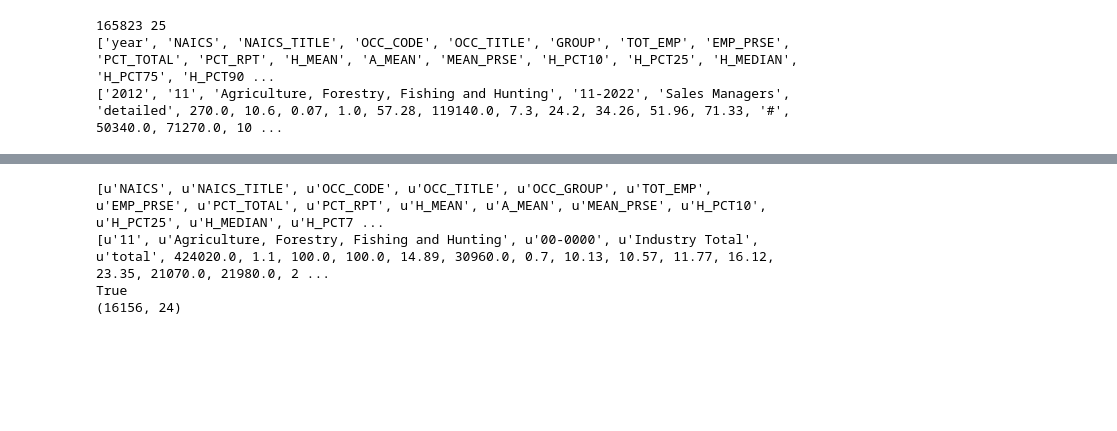
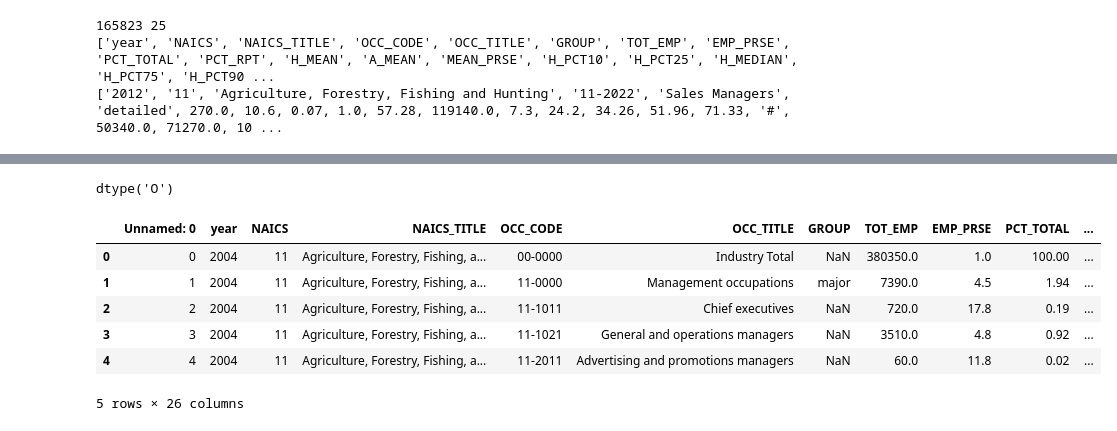
Before and after one commit to akshseh/FintechProject, a Jupyter notebook: OES_Fintech.ipynb, the cells around one changed output, grey strips where cells are left out. Saved outputs shown, nothing was run; the diff lists cells and outputs as text; code cells hidden in the pictures; blank space fills up the shorter version.

```diff
--- a/OES_Fintech.ipynb
+++ b/OES_Fintech.ipynb
@@ -243,23 +241,32 @@ s
-# %%
-for i in range(0,2):
-  print(table[i])
-print(int(table[2][0])/10000 == int(table[5][0])/10000)
-print(len(table),len(table[0]))
-# %% [output]
-[u'NAICS', u'NAICS_TITLE', u'OCC_CODE', u'OCC_TITLE', u'OCC_GROUP', u'TOT_EMP', u'EMP_PRSE', u'PCT_TOTAL', u'PCT_RPT', u'H_MEAN', u'A_MEAN', u'MEAN_PRSE', u'H_PCT10', u'H_PCT25', u'H_MEDIAN', u'H_PCT7 ...
-[u'11', u'Agriculture, Forestry, Fishing and Hunting', u'00-0000', u'Industry Total', u'total', 424020.0, 1.1, 100.0, 100.0, 14.89, 30960.0, 0.7, 10.13, 10.57, 11.77, 16.12, 23.35, 21070.0, 21980.0, 2 ...
-True
-(16156, 24)
+# %%
+files['OCC_CODE'].dtype
+# %% [output]
+dtype('O')
 # %%
-# reduce by: 10000
-naic = 10000
-for x in range(1,num_rows):
-  for i in range(x,num_rows):
+# ============ FOR INCONSISTENT DATA =====================================================
 
-    if(table[x][22] == '0'):
-      if(int(table[x][0])/naic == int(table[i][0])/naic):
-        if(table[x][2] == table[i][2]):
-          table[x][4] = int(table[x][4]) + int(table[i][4])
-          for j in range(4,num_cols-1):
-            table[x][j] = (int(table[x][j])*int(table[x][22]) + int(table[i][5]))/(int(table[x][22])+1)
-            table[x][22] = int(table[x][22]) + 1
+# # reduce by: 10000
+# naic = 10000
+# for x in range(1,num_rows):
+#   for i in range(x,num_rows):
+
+#     if(table[x][22] == '0'):
+#       if(int(table[x][0])/naic == int(table[i][0])/naic):
+#         if(table[x][2] == table[i][2]):
+#           table[x][4] = int(table[x][4]) + int(table[i][4])
+#           for j in range(4,num_cols-1):
+#             table[x][j] = (int(table[x][j])*int(table[x][22]) + int(table[i][5]))/(int(table[x][22])+1)
+#             table[x][22] = int(table[x][22]) + 1
+
+# files["OCC_CODE"].head()
+fil = files["NAICS"] == "11"
+fi = files[fil]
+fi.head()
+# %% [output]
+|  | Unnamed: 0 | year | NAICS | NAICS_TITLE | OCC_CODE | OCC_TITLE | GROUP | TOT_EMP | EMP_PRSE | PCT_TOTAL | ... |
+| 0 | 0 | 2004 | 11 | Agriculture, Forestry, Fishing, a... | 00-0000 | Industry Total | NaN | 380350.0 | 1.0 | 100.00 | ... |
+| 1 | 1 | 2004 | 11 | Agriculture, Forestry, Fishing, a... | 11-0000 | Management occupations | major | 7390.0 | 4.5 | 1.94 | ... |
+| 2 | 2 | 2004 | 11 | Agriculture, Forestry, Fishing, a... | 11-1011 | Chief executives | NaN | 720.0 | 17.8 | 0.19 | ... |
+| 3 | 3 | 2004 | 11 | Agriculture, Forestry, Fishing, a... | 11-1021 | General and operations managers | NaN | 3510.0 | 4.8 | 0.92 | ... |
+| 4 | 4 | 2004 | 11 | Agriculture, Forestry, Fishing, a... | 11-2011 | Advertising and promotions managers | NaN | 60.0 | 11.8 | 0.02 | ... |
+5 rows × 26 columns
```
Also changed, not shown: parts of 6 cells of this notebook.
